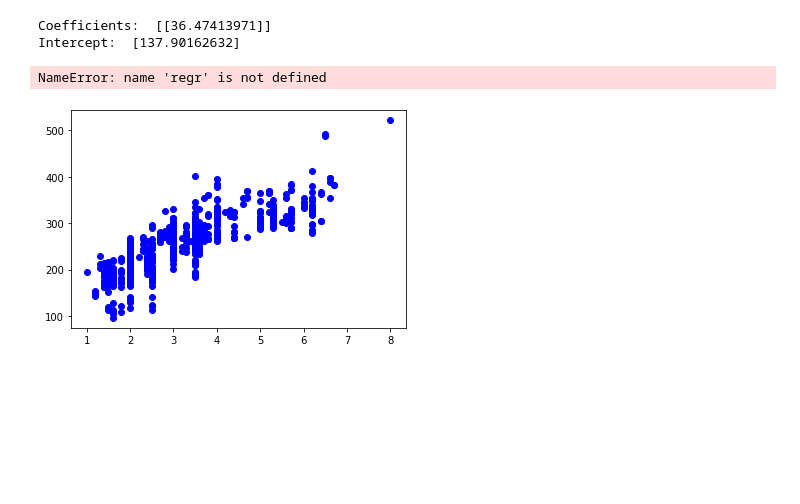
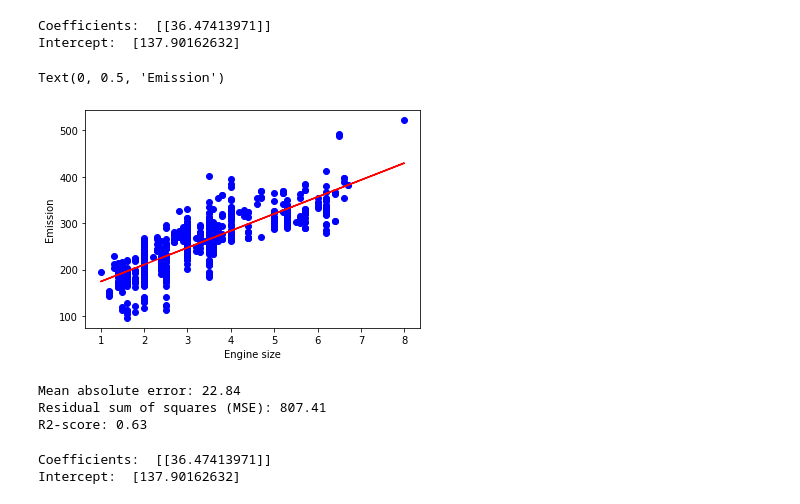
Before and after one commit to Yogendra3112/data_science, a Jupyter notebook: Untitled.ipynb, the cells around one changed output. Cells and saved outputs as stored; diff of their text form; code cells hidden in the pictures; blank space fills up the shorter version.

```diff
--- a/Untitled.ipynb
+++ b/Untitled.ipynb
@@ -127,9 +127,33 @@ Coefficients:  [[36.47413971]]
 Intercept:  [137.90162632]
 # %%
 plt.scatter(train['Engine Size'], train['CO2 Emissions'],  color='blue')
-plt.plot(train_x, regr.coef_[0][0]*train_x + regr.intercept_[0], '-r')
+plt.plot(train_x, lregr.coef_[0][0]*train_x + lregr.intercept_[0], '-r')
 plt.xlabel("Engine size")
 plt.ylabel("Emission")
 # %% [output]
-NameError: name 'regr' is not defined
+Text(0, 0.5, 'Emission')
-[figure, old version]
+[figure, new version]
+# %%
+from sklearn.metrics import r2_score
+
+test_x = np.asanyarray(test[['Engine Size']])
+test_y = np.asanyarray(test[['CO2 Emissions']])
+test_y_hat = lregr.predict(test_x)
+
+print("Mean absolute error: %.2f" % np.mean(np.absolute(test_y_hat - test_y)))
+print("Residual sum of squares (MSE): %.2f" % np.mean((test_y_hat - test_y) ** 2))
+print("R2-score: %.2f" % r2_score(test_y_hat , test_y) )
+# %% [output]
+Mean absolute error: 22.84
+Residual sum of squares (MSE): 807.41
+R2-score: 0.63
+# %%
+lregr1 = linear_model.LinearRegression()
+train_x = np.asanyarray(train[['Engine Size']])
+train_y = np.asanyarray(train[['CO2 Emissions']])
+lregr1.fit(train_x,train_y)
+print ('Coefficients: ', lregr1.coef_)
+print ('Intercept: ',lregr1.intercept_)
+# %% [output]
+Coefficients:  [[36.47413971]]
+Intercept:  [137.90162632]
```
Also changed, not shown: parts of 2 cells of this notebook.
